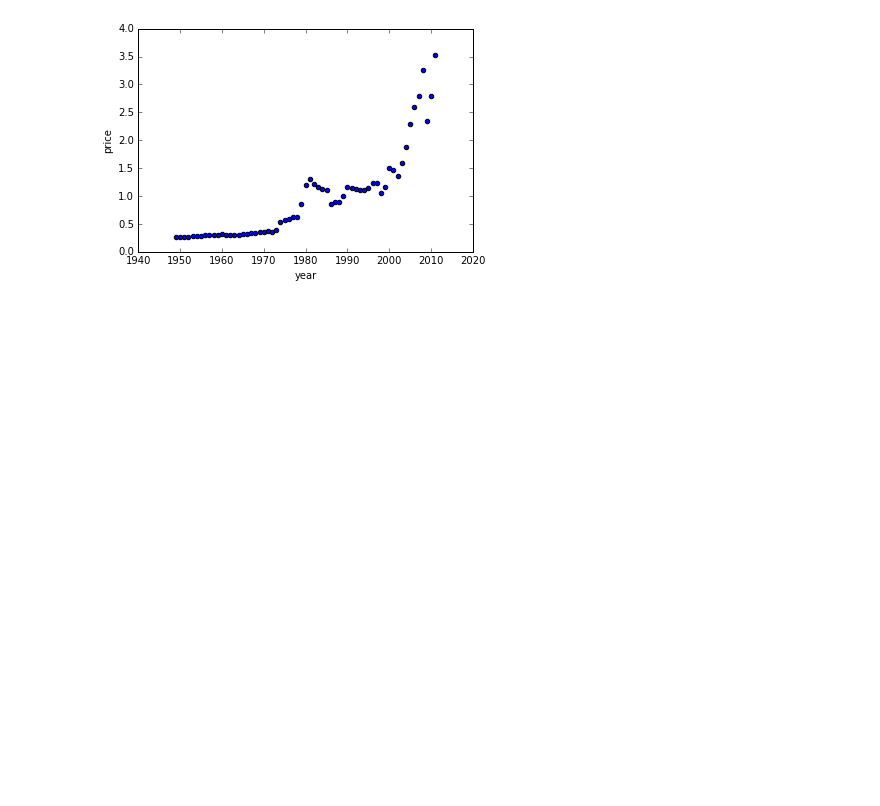
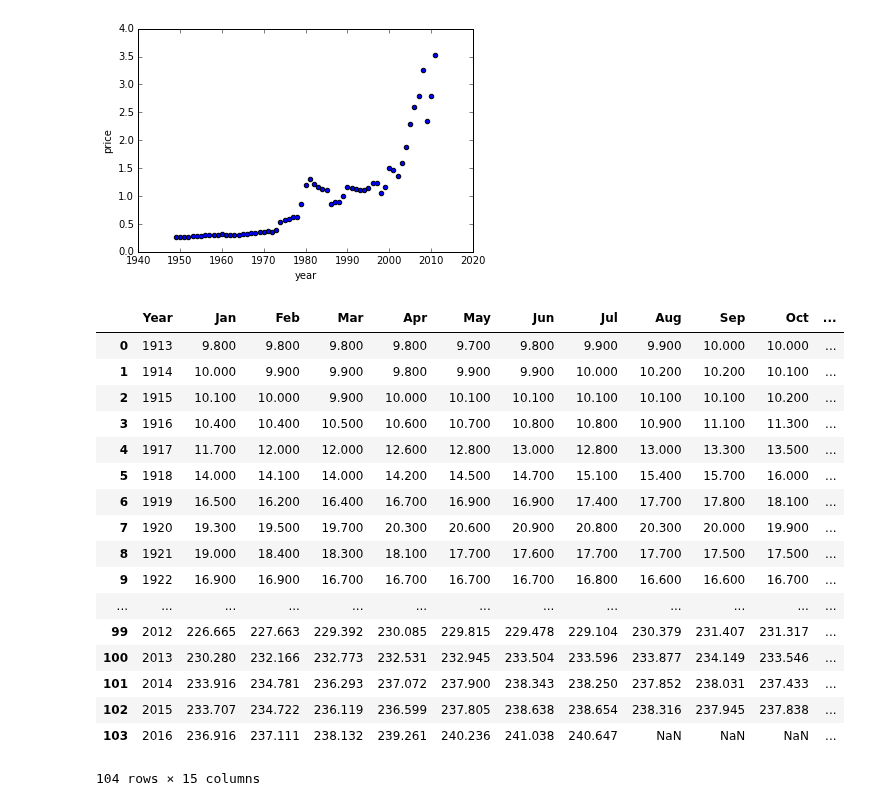
Before and after one commit to LutherCSMiller/project2-loutan01, a Jupyter notebook: Gas prices adjusted for inflation.ipynb, the cells around one changed output. Cells and saved outputs as stored; diff of their text form; code cells hidden in the pictures; blank space fills up the shorter version.

```diff
--- a/Gas prices adjusted for inflation.ipynb
+++ b/Gas prices adjusted for inflation.ipynb
@@ -185,3 +185,25 @@ df.plot(x='year', y = 'price', kind='scatter')
 # %% [output]
 <matplotlib.axes._subplots.AxesSubplot at 0x...>
 [figure]
+# %%
+data = pd.read_excel('CPI.xlsx', skiprows = range(9), header = 1)
+data
+# %% [output]
+|  | Year | Jan | Feb | Mar | Apr | May | Jun | Jul | Aug | Sep | Oct | ... |
+| 0 | 1913 | 9.800 | 9.800 | 9.800 | 9.800 | 9.700 | 9.800 | 9.900 | 9.900 | 10.000 | 10.000 | ... |
+| 1 | 1914 | 10.000 | 9.900 | 9.900 | 9.800 | 9.900 | 9.900 | 10.000 | 10.200 | 10.200 | 10.100 | ... |
+| 2 | 1915 | 10.100 | 10.000 | 9.900 | 10.000 | 10.100 | 10.100 | 10.100 | 10.100 | 10.100 | 10.200 | ... |
+| 3 | 1916 | 10.400 | 10.400 | 10.500 | 10.600 | 10.700 | 10.800 | 10.800 | 10.900 | 11.100 | 11.300 | ... |
+| 4 | 1917 | 11.700 | 12.000 | 12.000 | 12.600 | 12.800 | 13.000 | 12.800 | 13.000 | 13.300 | 13.500 | ... |
+| 5 | 1918 | 14.000 | 14.100 | 14.000 | 14.200 | 14.500 | 14.700 | 15.100 | 15.400 | 15.700 | 16.000 | ... |
+| 6 | 1919 | 16.500 | 16.200 | 16.400 | 16.700 | 16.900 | 16.900 | 17.400 | 17.700 | 17.800 | 18.100 | ... |
+| 7 | 1920 | 19.300 | 19.500 | 19.700 | 20.300 | 20.600 | 20.900 | 20.800 | 20.300 | 20.000 | 19.900 | ... |
+| 8 | 1921 | 19.000 | 18.400 | 18.300 | 18.100 | 17.700 | 17.600 | 17.700 | 17.700 | 17.500 | 17.500 | ... |
+| 9 | 1922 | 16.900 | 16.900 | 16.700 | 16.700 | 16.700 | 16.700 | 16.800 | 16.600 | 16.600 | 16.700 | ... |
+| ... | ... | ... | ... | ... | ... | ... | ... | ... | ... | ... | ... | ... |
+| 99 | 2012 | 226.665 | 227.663 | 229.392 | 230.085 | 229.815 | 229.478 | 229.104 | 230.379 | 231.407 | 231.317 | ... |
+| 100 | 2013 | 230.280 | 232.166 | 232.773 | 232.531 | 232.945 | 233.504 | 233.596 | 233.877 | 234.149 | 233.546 | ... |
+| 101 | 2014 | 233.916 | 234.781 | 236.293 | 237.072 | 237.900 | 238.343 | 238.250 | 237.852 | 238.031 | 237.433 | ... |
+| 102 | 2015 | 233.707 | 234.722 | 236.119 | 236.599 | 237.805 | 238.638 | 238.654 | 238.316 | 237.945 | 237.838 | ... |
+| 103 | 2016 | 236.916 | 237.111 | 238.132 | 239.261 | 240.236 | 241.038 | 240.647 | NaN | NaN | NaN | ... |
+104 rows × 15 columns
```
Also changed, not shown: parts of 12 cells of this notebook.
